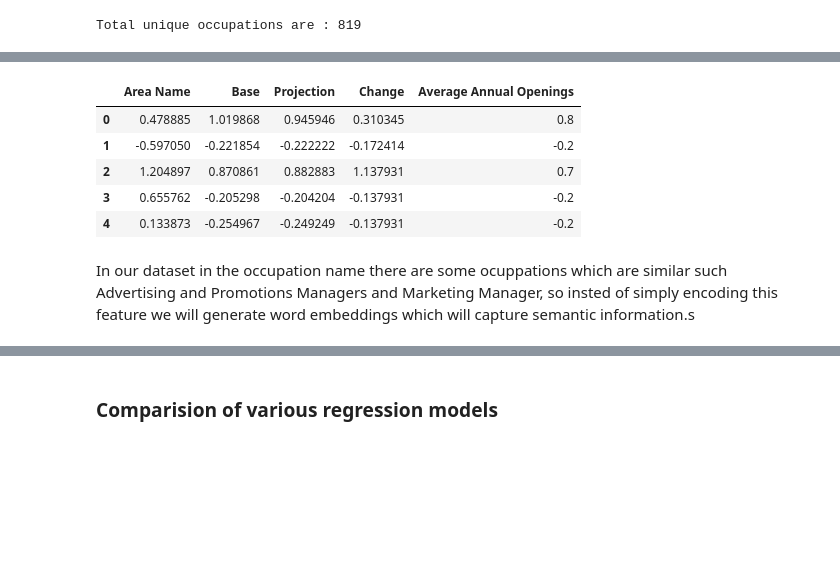
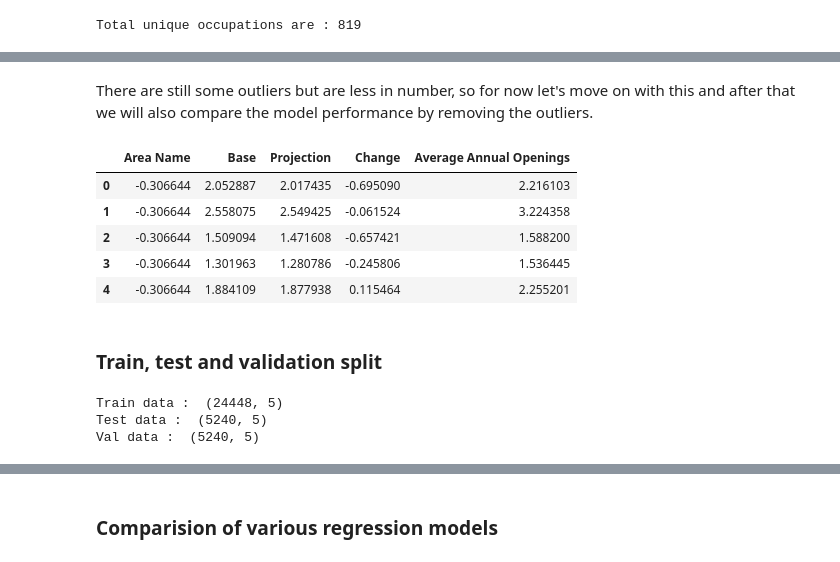
Before and after one commit to yuvraaj2002/Occupation_demand_Forecasting, a Jupyter notebook: notebook/Code.ipynb, the cells around one changed output, grey strips where cells are left out. Cells and saved outputs as stored; diff of their text form; code cells hidden in the pictures; blank space fills up the shorter version.

Commit message:
Completed model training

```diff
--- a/notebook/Code.ipynb
+++ b/notebook/Code.ipynb
@@ -219 +223,5 @@ Val data :  (5240, 6)
+# %%
+# Creating a copy of the dataframe
+temp_df = df.copy()
+temp_df.reset_index(inplace=True, drop=True)
 # %% [markdown]
@@ -221,4 +230,7 @@ For the data processing we will create a pipeline but for now let's create a cop
-# %%
-# Creating a copy of dataframe
-temp_df = X_train.copy()
-temp_df.reset_index(inplace=True, drop=True)
+# %%
+# Intializing power transformer
+pt = PowerTransformer()
+
+cols = ['Base','Projection','Percent Change','Average Annual Openings']
+for col in cols:
+    temp_df[col] = pd.Series(pt.fit_transform(temp_df[col].values.reshape(-1, 1)).reshape(-1))
@@ -225,34 +250,29 @@ temp_df.reset_index(inplace=True, drop=True)
+# %% [markdown]
+There are still some outliers but are less in number, so for now let's move on with this and after that we will also compare the model performance by removing the outliers.
 # %%
 # Intializing the target encoder class
 Te_Area_name = ce.TargetEncoder(
     smoothing=0.2, handle_missing="return_nan", return_df=False
 )
 
-encoded_area_name = pd.Series(
-    Te_Area_name.fit_transform(
-        temp_df["Area Name"].values.reshape(-1, 1), y_train
-    ).reshape(-1)
-)
+encoded_area_name = pd.Series(Te_Area_name.fit_transform(temp_df["Area Name"].values.reshape(-1, 1), temp_df['Percent Change']).reshape(-1))
 encoded_area_name.reset_index(inplace=True, drop=True)
 temp_df["Area Name"] = encoded_area_name
 # %%
 # Let's now do feature scaling (Since our data have outliers so we will use Robust scaling as feature scaling technique)
 scaler = RobustScaler()
 
-scaled_data = scaler.fit_transform(
-    temp_df[["Area Name", "Base", "Projection", "Change", "Average Annual Openings"]]
-)
+scaled_data = scaler.fit_transform(temp_df[["Area Name", "Base", "Projection", "Percent Change","Average Annual Openings"]])
+
 scaled_data = pd.DataFrame(
     scaled_data,
     columns=["Area Name", "Base", "Projection", "Change", "Average Annual Openings"],
 )
 scaled_data.head(5)
 # %% [output]
 |  | Area Name | Base | Projection | Change | Average Annual Openings |
-| 0 | 0.478885 | 1.019868 | 0.945946 | 0.310345 | 0.8 |
-| 1 | -0.597050 | -0.221854 | -0.222222 | -0.172414 | -0.2 |
-| 2 | 1.204897 | 0.870861 | 0.882883 | 1.137931 | 0.7 |
-| 3 | 0.655762 | -0.205298 | -0.204204 | -0.137931 | -0.2 |
-| 4 | 0.133873 | -0.254967 | -0.249249 | -0.137931 | -0.2 |
+| 0 | -0.306644 | 2.052887 | 2.017435 | -0.695090 | 2.216103 |
+| 1 | -0.306644 | 2.558075 | 2.549425 | -0.061524 | 3.224358 |
+| 2 | -0.306644 | 1.509094 | 1.471608 | -0.657421 | 1.588200 |
+| 3 | -0.306644 | 1.301963 | 1.280786 | -0.245806 | 1.536445 |
+| 4 | -0.306644 | 1.884109 | 1.877938 | 0.115464 | 2.255201 |
-# %% [markdown]
-In our dataset in the occupation name there are some ocuppations which are similar such Advertising and Promotions Managers and  Marketing Manager, so insted of simply encoding this feature we will generate word embeddings which will capture semantic information.s
@@ -266,0 +279,23 @@ def create_embeddings(text):
+# %% [markdown]
+### Train, test and validation split
+# %%
+# Seperating the data into train and test datasets
+X = df.drop(["Percent Change"], axis=1)
+y = df["Percent Change"]
+
+# Let's do the train test and validation split 85:15 and then 85:15
+X_train_Val, X_test, y_train_val, y_test = train_test_split(
+    X, y, test_size=0.15, random_state=1
+)
+X_train, X_val, y_train, y_val = train_test_split(
+    X_train_Val, y_train_val, test_size=0.1765, random_state=1)
+
+
+# Complete dataset = 34982
+print("Train data : ", X_train.shape)
+print("Test data : ", X_val.shape)
+print("Val data : ", X_test.shape)
+# %% [output]
+Train data :  (24448, 5)
+Test data :  (5240, 5)
+Val data :  (5240, 5)
```
Also changed, not shown: parts of 37 cells of this notebook.
